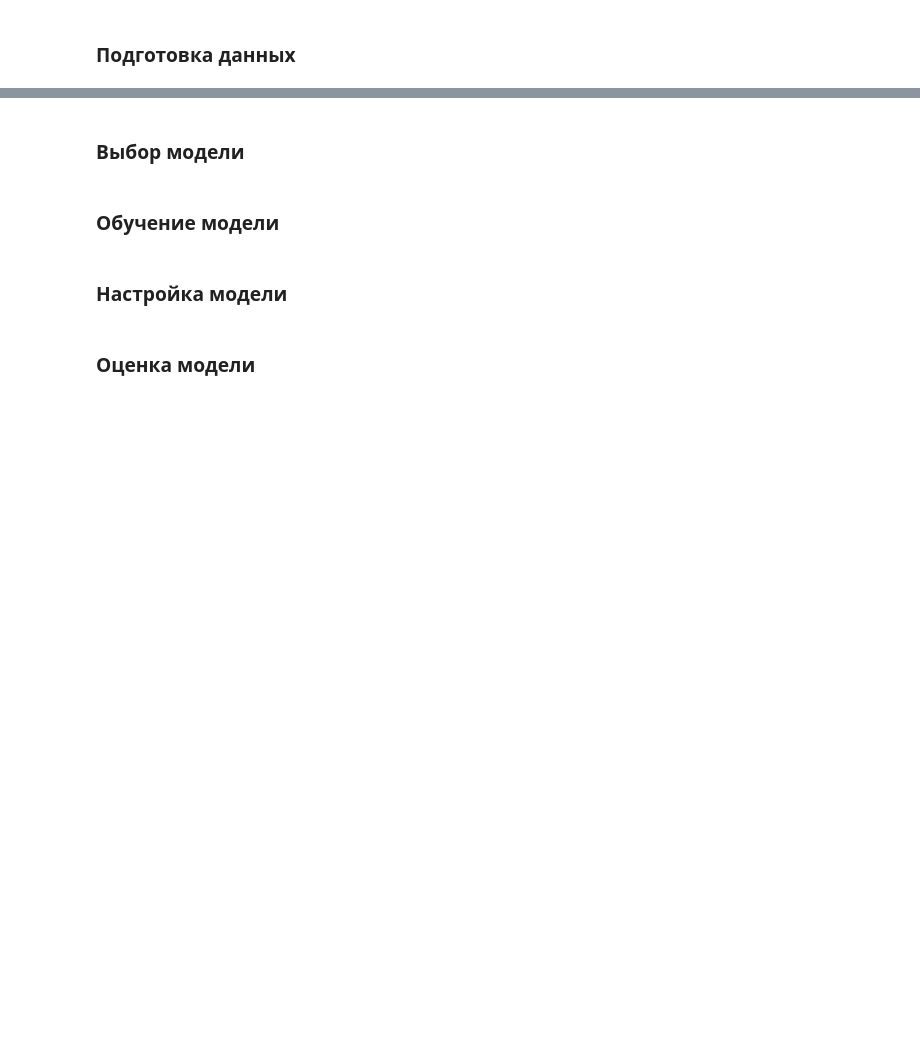
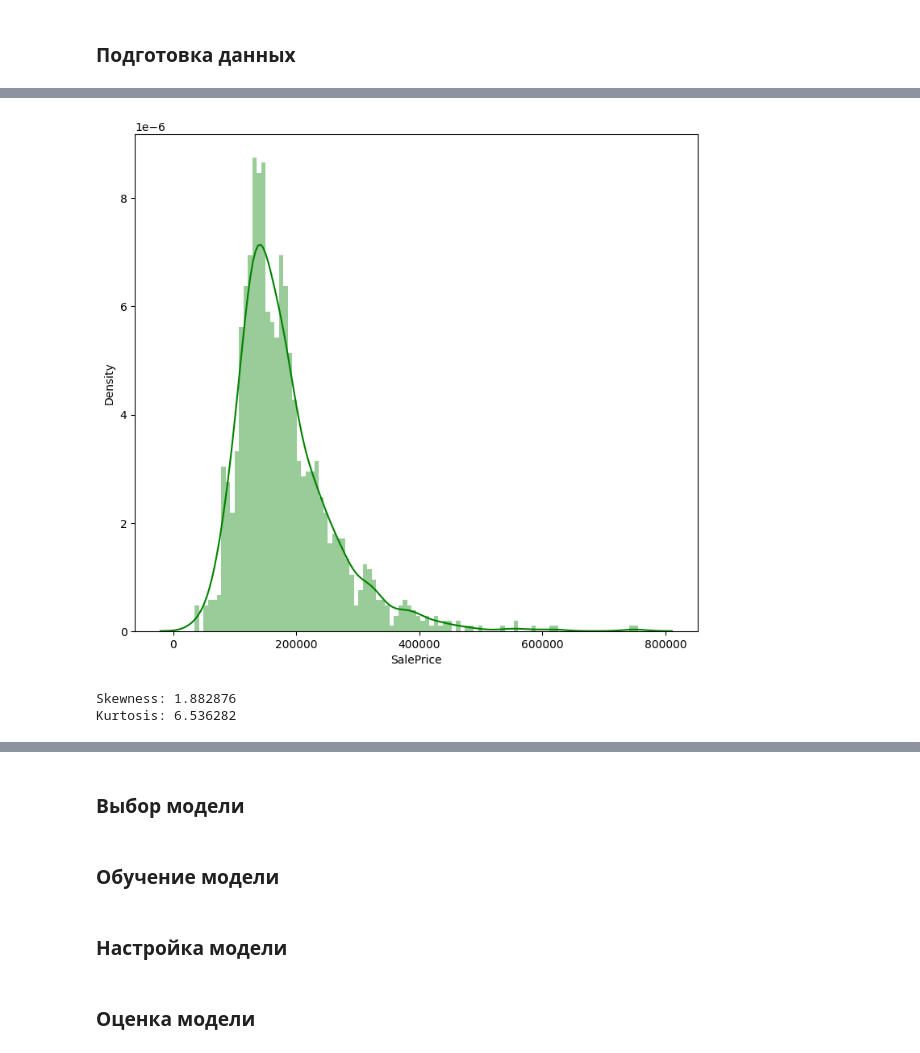
Before and after one commit to KhachKara/kaggle_projects, a Jupyter notebook: house-prices-advanced-regression-techniques/house-prices-advanced-regression-techniques_khach.ipynb, the cells around one changed output, grey strips where cells are left out. Drawn from its saved outputs; the diff is of its cells as text; code cells hidden in the pictures; blank space fills up the shorter version.

```diff
--- a/house-prices-advanced-regression-techniques/house-prices-advanced-regression-techniques_khach.ipynb
+++ b/house-prices-advanced-regression-techniques/house-prices-advanced-regression-techniques_khach.ipynb
@@ -92,0 +187,12 @@ df_train_new.MasVnrType.fillna(marker, inplace=True)
+# %%
+# GarageYrBlt Год постройки гаража
+df_train_new.GarageYrBlt.fillna(0, inplace=True)
+# %%
+# GarageFinish Внутренняя отделка гаража
+df_train_new.GarageFinish.fillna(marker, inplace=True)
+# %%
+# GarageQual Качество гаража
+df_train_new.GarageQual.fillna(marker, inplace=True)
+# %%
+# GarageCond Состояние гаража
+df_train_new.GarageCond.fillna(marker, inplace=True)
@@ -92,0 +213,12 @@ df_train_new.MasVnrType.fillna(marker, inplace=True)
+# %%
+plt.figure(figsize=(9, 8))
+sns.distplot(df_train_new['SalePrice'], color='g', bins=100, hist_kws={'alpha': 0.4});
+# %% [output]
+[figure, added]
+# %%
+#skewness and kurtosis - асимметрия и эксцесс
+print("Skewness: %f" % df_train_new['SalePrice'].skew())
+print("Kurtosis: %f" % df_train_new['SalePrice'].kurt())
+# %% [output]
+Skewness: 1.882876
+Kurtosis: 6.536282
```
Also changed, not shown: parts of 25 cells of this notebook.
